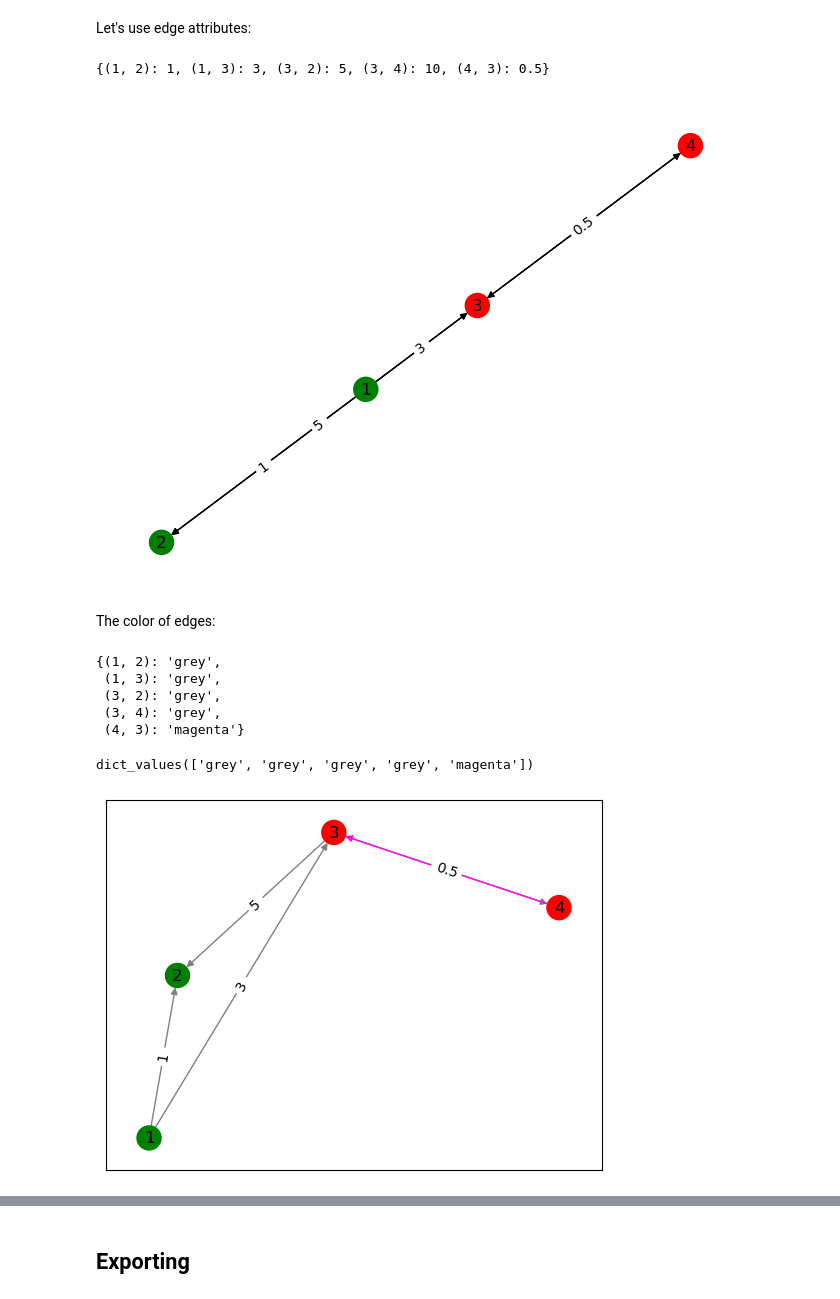
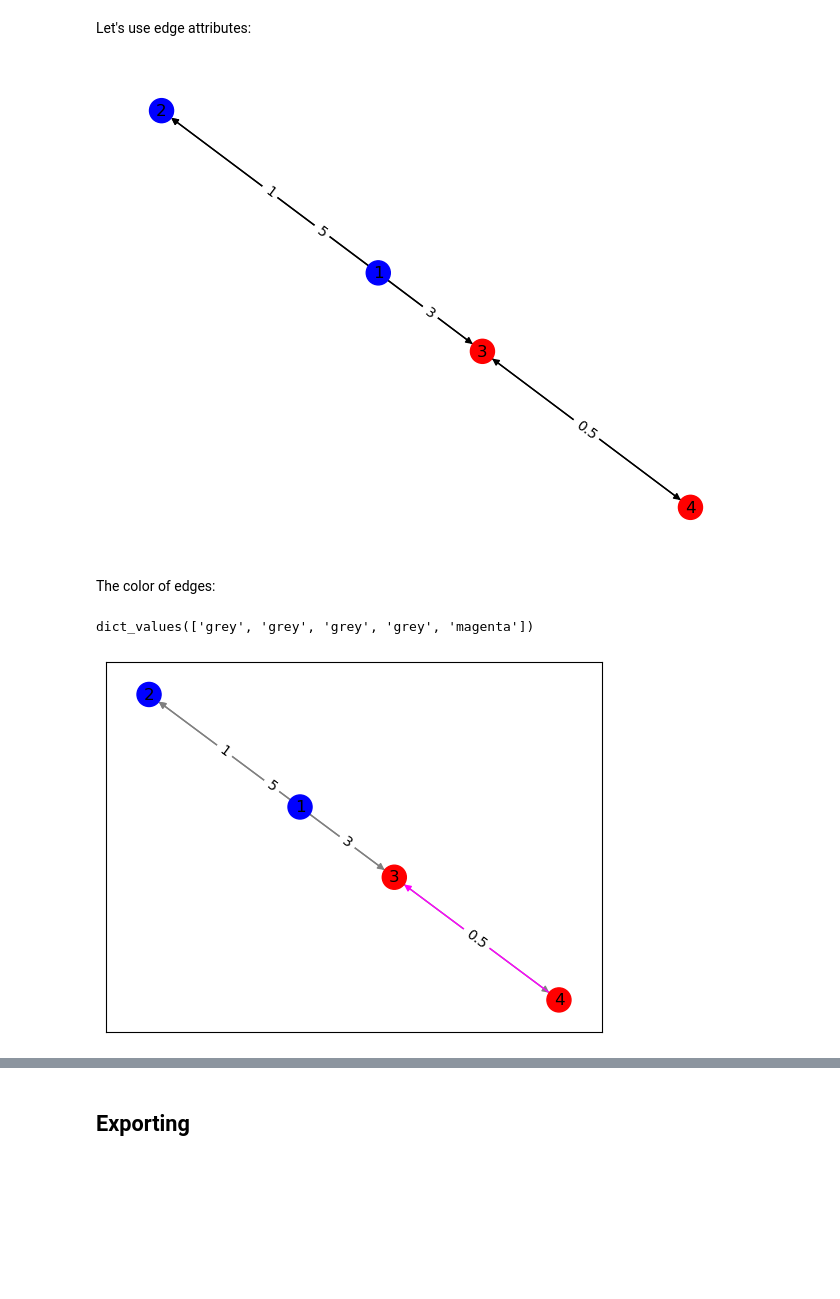
Before and after one commit to SocialAnalytics-StrategicIntelligence/introGraph, a Jupyter notebook: index.ipynb, the cells around one changed output, grey strips where cells are left out. Drawn from its saved outputs; the diff is of its cells as text; code cells hidden in the pictures; blank space fills up the shorter version.

```diff
--- a/index.ipynb
+++ b/index.ipynb
@@ -64,0 +93,4 @@ nx.draw(G,
+# %%
+nx.set_node_attributes(G,labels,'label') # values according to id
+nx.set_node_attributes(G,'red','color') # for all
+G.nodes.data()
@@ -112,0 +159,7 @@ NodeDataView({1: {'sex': 'male'}, 2: {'sex': 'male'}, 3: {'sex': 'female'}, 4: {
+# %%
+# so...
+colors={i:'red' if v=='female' else 'blue' for i,v in nx.get_node_attributes(dG, "sex").items()}
+
+# set color
+nx.set_node_attributes(dG, colors, "color")
+dG.nodes.data()
@@ -136,11 +195,3 @@ dG.edges.data()
 OutEdgeDataView([(1, 2, {'weight': 1}), (1, 3, {'weight': 3}), (3, 2, {'weight': 5}), (3, 4, {'weight': 10}), (4, 3, {'weight': 0.5})])
 # %% [markdown]
 Let me add another attribute conditional on another attribute:
-# %%
-# all edges will have the attribute color, and everyy edge will have 'black'
-nx.set_edge_attributes(dG,values='grey',name='color')
-
-# updating 'color' attribute:
-for x in nx.get_edge_attributes(dG,'weight').items():
-    if  dG.edges[x[0]]['weight']<1:
-        dG.edges[x[0]].update({'color': 'magenta'})
@@ -147 +207,5 @@ for x in nx.get_edge_attributes(dG,'weight').items():
+# %%
+# then
+colorEdges={i:'magenta' if v<1 else 'grey' for i,v in nx.get_edge_attributes(dG, "weight").items()}
+nx.set_edge_attributes(dG,values=colorEdges,name='color')
 # %%
@@ -151,36 +215,23 @@ dG.edges.data()
 OutEdgeDataView([(1, 2, {'weight': 1, 'color': 'grey'}), (1, 3, {'weight': 3, 'color': 'grey'}), (3, 2, {'weight': 5, 'color': 'grey'}), (3, 4, {'weight': 10, 'color': 'grey'}), (4, 3, {'weight': 0.5, ...
 # %% [markdown]
 Let's use edge attributes:
-# %%
-#notice
-#Getting some values
-weight_values = nx.get_edge_attributes(dG,'weight') # recovering 'weights'
-weight_values
-# %% [output]
-{(1, 2): 1, (1, 3): 3, (3, 2): 5, (3, 4): 10, (4, 3): 0.5}
 # %%
 # use the edge attributes
 # add labels to edges
 
 pos = nx.spring_layout(dG) # position of the nodes
+
 nx.draw(dG,
         pos, # using "position"
         with_labels=True,
-        node_color=colors_for_nodes)
+        node_color=nx.get_node_attributes(dG, "color").values())
+
 # adding labels
-final_dG=nx.draw_networkx_edge_labels(dG,pos,edge_labels=weight_values)
+final_dG=nx.draw_networkx_edge_labels(dG,pos,edge_labels=nx.get_edge_attributes(dG,'weight'))
 # %% [output]
-[figure, old version]
+[figure, new version]
 # %% [markdown]
 The color of edges:
-# %%
-nx.get_edge_attributes(dG,'color') # recovering 'color'
-# %% [output]
-{(1, 2): 'grey',
- (1, 3): 'grey',
- (3, 2): 'grey',
- (3, 4): 'grey',
- (4, 3): 'magenta'}
 # %%
 nx.get_edge_attributes(dG,'color').values()
 # %% [output]
@@ -188,22 +239,23 @@ dict_values(['grey', 'grey', 'grey', 'grey', 'magenta'])
 # %%
 # use the edge attributes
 # add labels to edges
 # add color to edges
 
 edge_colors=nx.get_edge_attributes(dG,'color').values()
-
-pos = nx.spring_layout(G)
+colors_for_nodes=nx.get_node_attributes(dG,'color').values()
+weight_values=nx.get_edge_attributes(dG,'weight')
+pos = nx.spring_layout(dG)
 
 # draw nodes first
 nx.draw_networkx_nodes(dG,pos,
                        node_color=colors_for_nodes)
 # draw edges
 nx.draw_networkx_edges(dG, pos,
                        edge_color= edge_colors)
 # draw node labels
 nx.draw_networkx_labels(dG, pos)
 
 final_dG=nx.draw_networkx_edge_labels(dG,pos,
                                edge_labels=weight_values)
 # %% [output]
-[figure, old version]
+[figure, new version]
```
Also changed, not shown: parts of 93 cells of this notebook, 41 other files.
